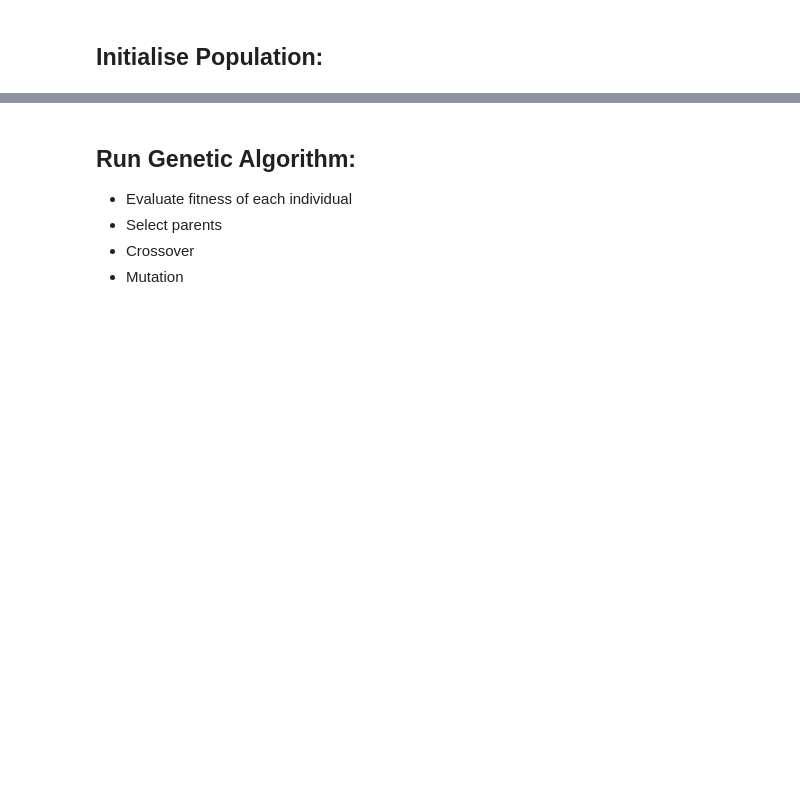
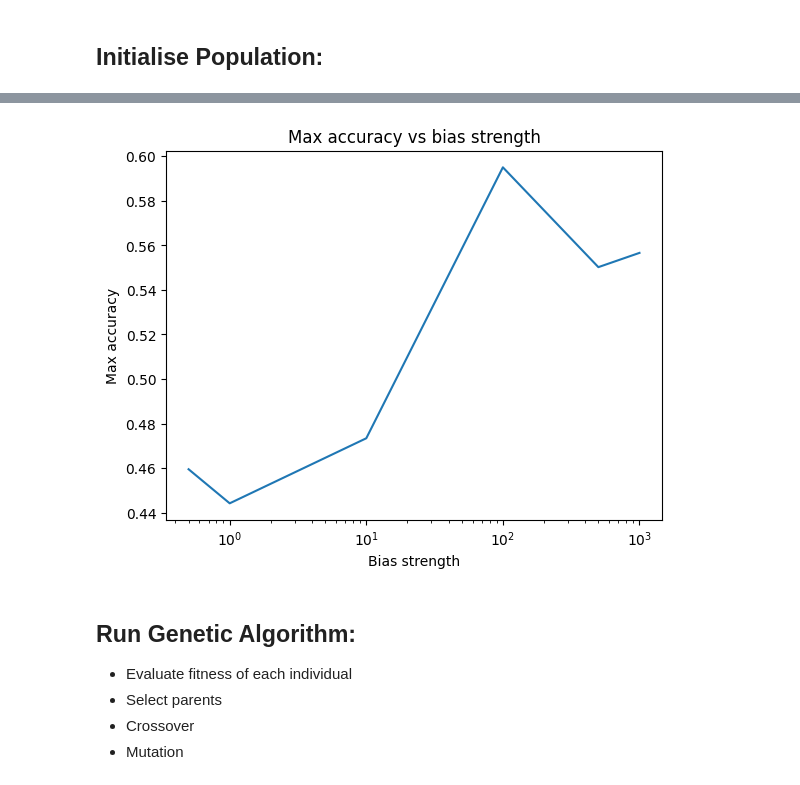
Before and after one commit to JalalSayed1/AI-Coursework, a Jupyter notebook: opt_train.ipynb, the cells around one changed output, grey strips where cells are left out. Cells and saved outputs as stored; diff of their text form; code cells hidden in the pictures; blank space fills up the shorter version.

```diff
--- a/opt_train.ipynb
+++ b/opt_train.ipynb
@@ -221,4 +211,4 @@ _________________________________________________________________
 # %% [markdown]
 And we call the following function to train a model on the entire dataset and evaluate it on the test set. The accuracy on the test set is quite good, but can we do better?
 # %%
-trainAndEvaluateModel(x_train, y_train_onehot, x_test, y_test_onehot, model, None)
+# trainAndEvaluateModel(x_train, y_train_onehot, x_test, y_test_onehot, model, None)
@@ -263,4 +235,4 @@ Epoch 3/3
 # %% [markdown]
 Let's now see if we had known what points were actually corrupted (more of a hypothetical unrealistic situation), does leaving out those points actually improve the model's effectiveness. It turns out that it does!
 # %%
-trainAndEvaluateModel(x_train, y_train_onehot, x_test, y_test_onehot, model, corrupted_indexes)
+# trainAndEvaluateModel(x_train, y_train_onehot, x_test, y_test_onehot, model, corrupted_indexes)
@@ -299,60 +262,60 @@ ELITE_NUM = 2 # number of elite individuals to keep from one generation to the n
 # %% [markdown]
 ## Initialise Population:
 # %%
-def create_population(population_size, input_size, y_train, bias_strength=0.5):
+def create_population(population_size, input_size, y_train, bias_strength=100):
     # 0 means prune the point, 1 means keep the point:
     population = []
 
     POPULATION_SIZE = population_size
     INPUT_SIZE = input_size
 
-    #! random
-    # if len(population) < POPULATION_SIZE:
-        # print(f"making population of random")
-    # while len(population) < POPULATION_SIZE:
-    #     individual = np.random.choice([0, 1], size=INPUT_SIZE)
-    #     population.append(individual)
-
     # Calculate inverse frequencies for prioritization
     classes, freq = np.unique(y_train, return_counts=True)
     class_frequencies = {k:v for k,v in zip(classes, freq)}
     max_freq = max(class_frequencies.values())
-    prioritization_scores = {digit_class: max_freq / freq for digit_class, freq in class_frequencies.items()}
+    prioritization_scores = {digit_class: round(max_freq / freq, 2) for digit_class, freq in class_frequencies.items()}
+    print(f"Prioritization scores: {prioritization_scores}")
+    for _ in range(POPULATION_SIZE):
+        individual = np.ones(INPUT_SIZE, dtype=int)
+        for i in range(INPUT_SIZE):
+            class_label = y_train[i]
+            # Bias towards selecting indices of more frequent classes
+            if random.random() < ((prioritization_scores[class_label] / max_freq) * bias_strength):
+                individual[i] = 0
 
-    for _ in range(population_size):
-        individual = np.zeros(input_size, dtype=int)
-        for i in range(input_size):
-            # random.seed(SEED)
-            class_label = y_train[i]
-            # Bias towards selecting indices of less frequent classes
-            if random.random() < (prioritization_scores[class_label] * bias_strength / max_freq):
-                individual[i] = 1
-        population.append(individual)
-
+        # check if individual is not in population already:
+        # bc of this, accuracy is low for the first few individuals then it gets better.
+        if not np.any([np.array_equal(individual, indv) for indv in population]):
+            population.append(individual)
 
     # convert to tuple for hashability:
     population = [tuple(individual) for individual in population]
 
     return population
 
-# population = create_population(POPULATION_SIZE, INPUT_SIZE)
-# print(f"Sample individual: {population[0]}")
-# print(f"We created {len(population)} individuals in the population, each with {len(population[0])} genes")
+#! Example usage:
+population_size = 100
+bias = 100
+res = []
+max_acc = []
+bias_list = [0.5, 1, 10, 100, 500, 1000]
+for bias in bias_list:
+    random.seed(SEED)
+    population = create_population(population_size, INPUT_SIZE, y_train, bias_strength=bias)
+    for i, indv in enumerate(population):
+        pruned_indexes = {i:i for i,elt in enumerate(indv) if elt == 1}
+        print(f"Length of pruned indexes: {len(pruned_indexes)}")
+        loss, accuracy = trainAndEvaluateModel(x_train, y_train_onehot, x_test, y_test_onehot, model, pruned_indexes)
+        print(f"indv: {i}, bias: {bias}, accuracy: {accuracy}")
+        res.append(accuracy)
 
-#! Example usage:
-# population_size = 1
-# accuracy = 0.0
-# iterations = 0
-# population = []
-# # almost max is 6000
-# bias = 5800
+    max_acc.append(max(res))
+    res = []
 
-# random.seed(42)
-# res_acc = []
-# res_bias = []
-
-# population = create_population(population_size, INPUT_SIZE, y_train, bias_strength=bias)
-# pruned_indexes = {i:i for i,elt in enumerate(population[0]) if elt == 1}
-# loss, accuracy = trainAndEvaluateModel(x_train, y_train_onehot, x_test, y_test_onehot, model, pruned_indexes)
-# print(f"Length of pruned indexes: {len(pruned_indexes)}")
-# print(f"bias: {bias}, accuracy: {accuracy}")
+import matplotlib.pyplot as plt
+plt.plot(bias_list, max_acc)
+plt.xscale('log')
+plt.xlabel('Bias strength')
+plt.ylabel('Max accuracy')
+plt.title('Max accuracy vs bias strength')
+# %% [output]
@@ -358,0 +340 @@ def create_population(population_size, input_size, y_train, bias_strength=0.5):
+[figure, added]
```
Also changed, not shown: parts of 11 cells of this notebook.
